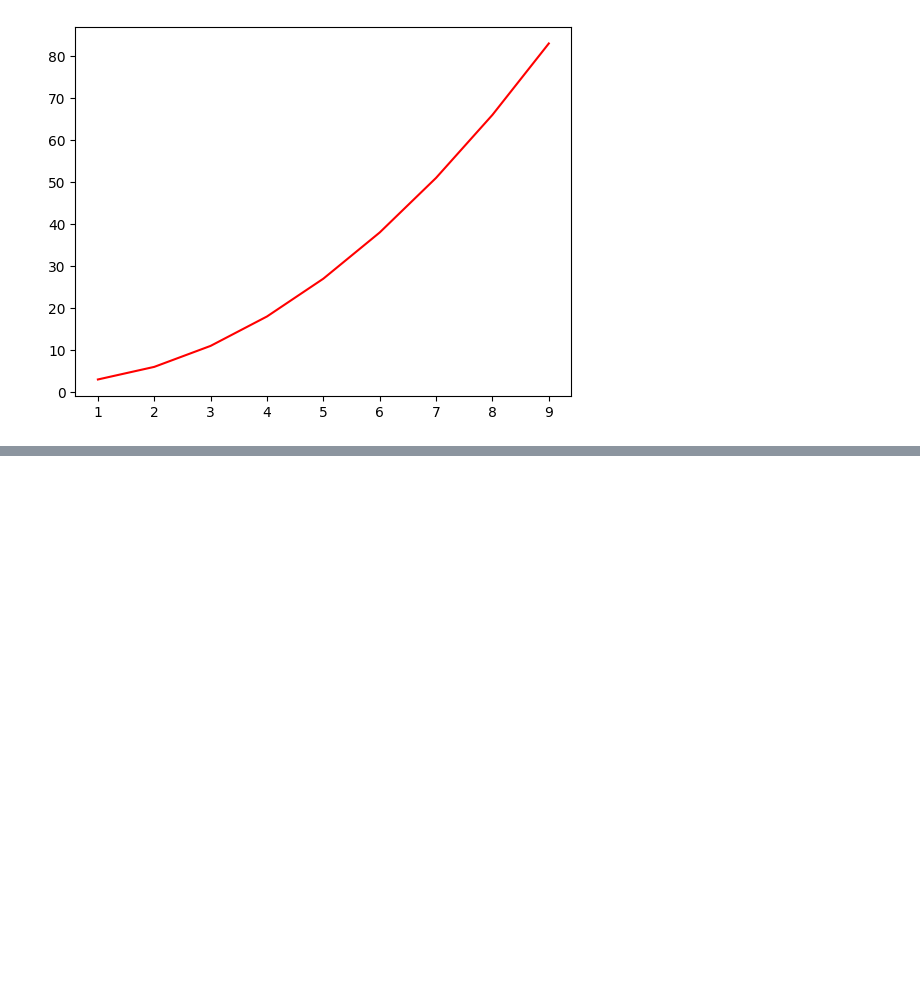
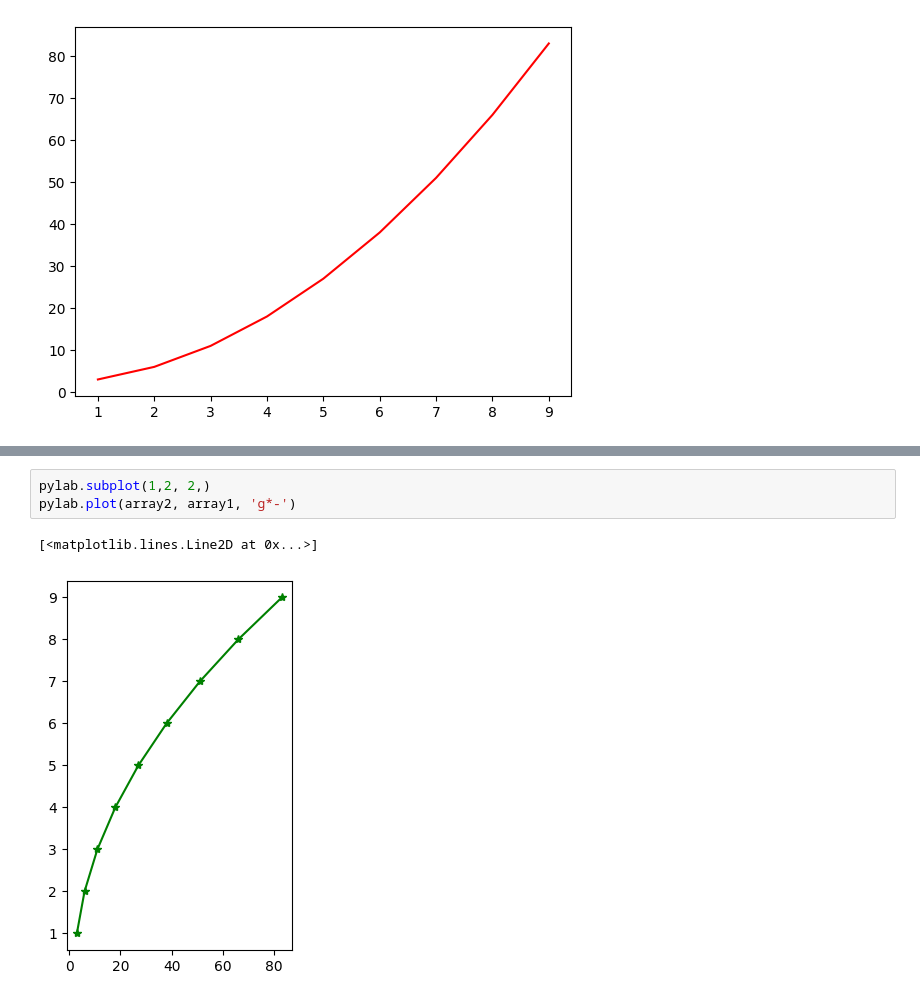
Before and after one commit to Logan-Edmonds/pythontutorials, a Jupyter notebook: matplotlib_tutorial.ipynb, the cells around one changed output, grey strips where cells are left out. Saved outputs shown, nothing was run; the diff lists cells and outputs as text; blank space fills up the shorter version.

```diff
--- a/matplotlib_tutorial.ipynb
+++ b/matplotlib_tutorial.ipynb
@@ -36,0 +43,6 @@ pylab.plot(array1,array2, 'r') # 'r' stands for red
+# %%
+pylab.subplot(1,2, 2,)
+pylab.plot(array2, array1, 'g*-')
+# %% [output]
+[<matplotlib.lines.Line2D at 0x...>]
+[figure, added]
```
Also changed, not shown: parts of 2 cells of this notebook, 3 other files.
